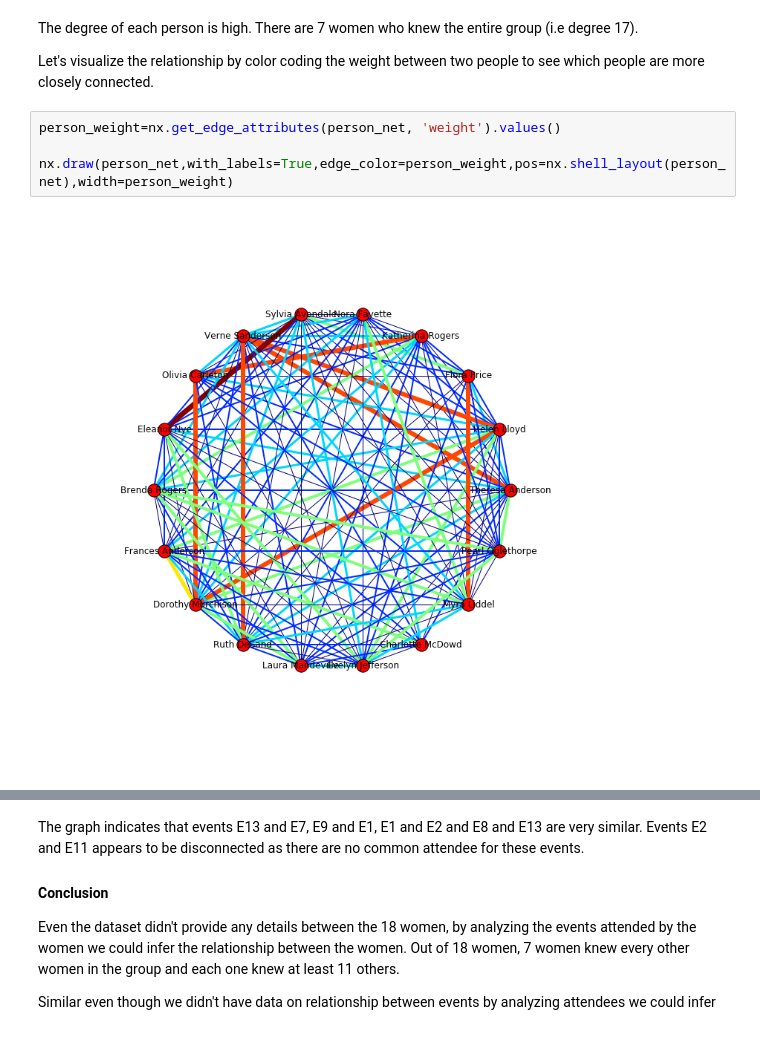
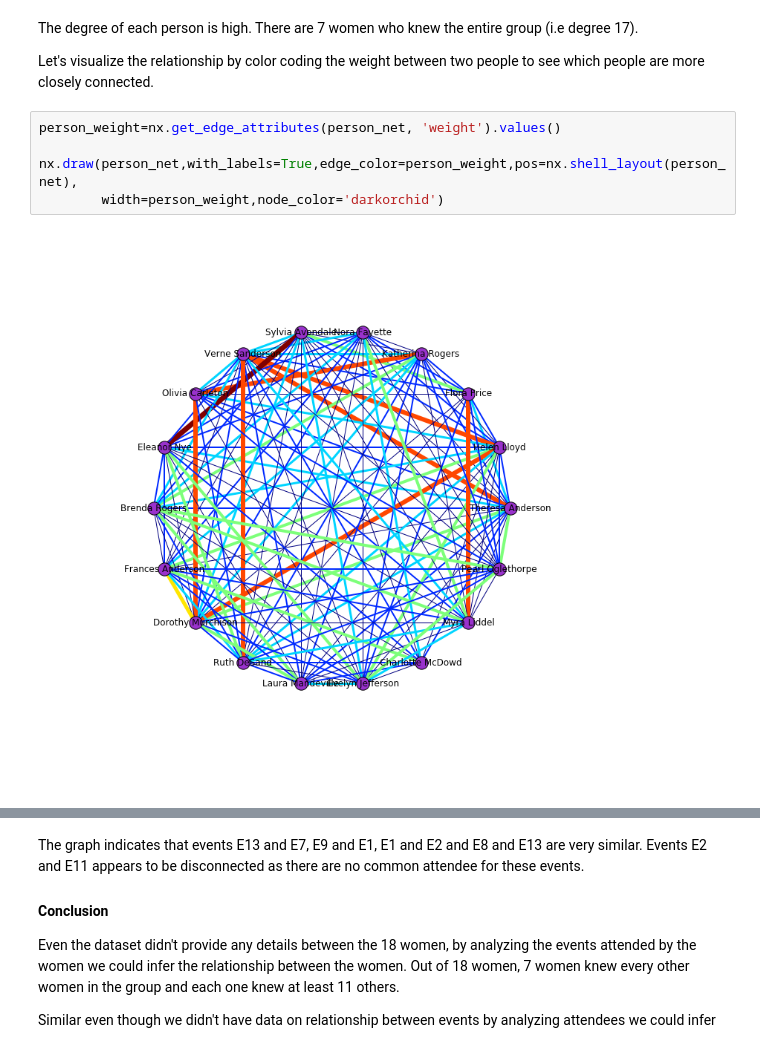
Before and after one commit to mkds/MSDA, a Jupyter notebook: DATA620/two-node-graph.ipynb, the cells around one changed output, grey strips where cells are left out. Saved outputs shown, nothing was run; the diff lists cells and outputs as text.

```diff
--- a/DATA620/two-node-graph.ipynb
+++ b/DATA620/two-node-graph.ipynb
@@ -53,7 +57,8 @@ Let's visualize the relationship by color coding the weight between two people t
 # %%
 person_weight=nx.get_edge_attributes(person_net, 'weight').values()
 
-nx.draw(person_net,with_labels=True,edge_color=person_weight,pos=nx.shell_layout(person_net),width=person_weight)
+nx.draw(person_net,with_labels=True,edge_color=person_weight,pos=nx.shell_layout(person_net),
+        width=person_weight,node_color='darkorchid')
 # %% [output]
-[figure, old version]
+[figure, new version]
 # %% [markdown]
```
Also changed, not shown: parts of 10 cells of this notebook.
